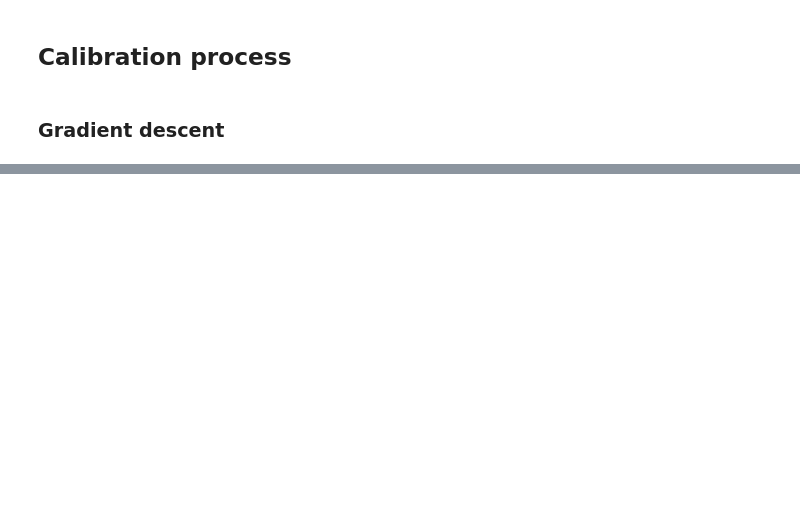
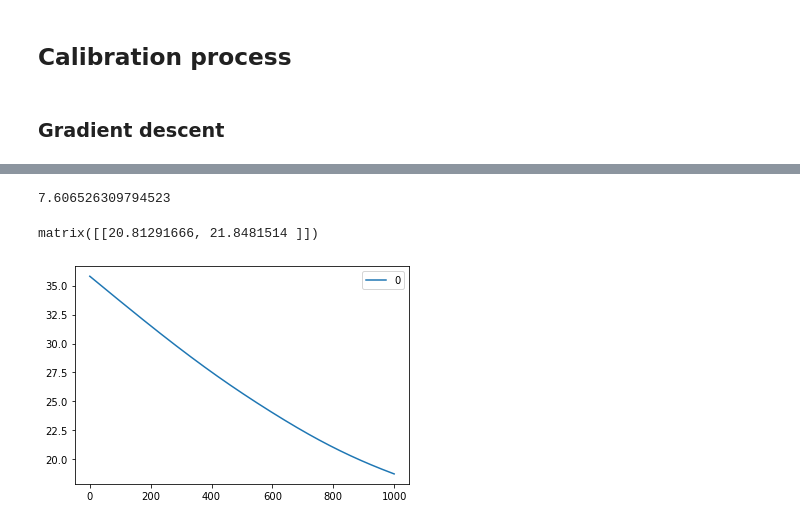
Before and after one commit to BWhannou/Neural-Network-tutorial, a Jupyter notebook: step_by_step_implementation.ipynb, the cells around one changed output, grey strips where cells are left out. Drawn from its saved outputs; the diff is of its cells as text; code cells hidden in the pictures; blank space fills up the shorter version.

```diff
--- a/step_by_step_implementation.ipynb
+++ b/step_by_step_implementation.ipynb
@@ -84,0 +115,59 @@ To sum up:
+# %%
+def cost_function(X,y,theta):
+    """X is the matrix of characteristics (row: observations. columns:characteristics)
+    theta is the parameter (1 row)"""
+    m = X.shape[0]
+
+    activation_info = sigmoid(X,theta)
+    #print(activation_info)
+    term_A = np.multiply(np.log(activation_info),y)
+    term_B = np.multiply(1-y,np.log(1-activation_info))
+
+    res = -(1/m)*(sum(term_A)+sum(term_B))
+    res=res[0,0]
+    return(res)
+# %%
+def derivate_cost(X,y,theta):
+    m=X.shape[0]
+    activation_info = sigmoid(X,theta)
+    res = -(1/m)*((y-activation_info).T.dot(X))
+    return(res)
+# %%
+def gradient_descent(X,y,theta_init,learning_rate,iter_limit=2):
+
+    theta_temp=theta_init
+    columns_theta = ['theta_'+str(x) for x in range(0,theta_init.shape[1])]
+    costs=[cost_function(X,y,theta_init)]
+    thetas=pd.DataFrame(theta_init,columns=columns_theta)
+    i=0
+    while i<iter_limit:
+        theta_temp=theta_temp - learning_rate*derivate_cost(X,y,theta_temp)
+        costs.append(cost_function(X,y,theta_temp))
+
+        thetas=pd.concat([thetas,pd.DataFrame(theta_temp,columns=columns_theta)],ignore_index=True)
+        i=i+1
+
+    return({"theta_final":theta_temp,"costs":costs,"thetas":thetas})
+# %%
+data=np.matrix(dataset_1.loc[:,["Exam 1 score","Exam 2 score"]])
+target=np.matrix(dataset_1.Admission).T
+theta = np.matrix([0.25,0.11])
+
+cost_function(X = data,y=target,theta=theta)
+# %% [output]
+7.606526309794523
+# %%
+derivate_cost(X = data,y=target,theta=theta)
+# %% [output]
+matrix([[20.81291666, 21.8481514 ]])
+# %%
+data=np.matrix(dataset_1.loc[:,["bias","Exam 1 score","Exam 2 score"]])
+target=np.matrix(dataset_1.Admission).T
+theta = np.matrix([90,-1,-1])
+
+test =gradient_descent(X=data,y=target,theta_init=theta,learning_rate=0.000006,iter_limit=1000)
+# %%
+pd.DataFrame(test["costs"]).plot.line()
+plt.show()
+# %% [output]
+[figure, added]
```
Also changed, not shown: parts of 10 cells of this notebook.
